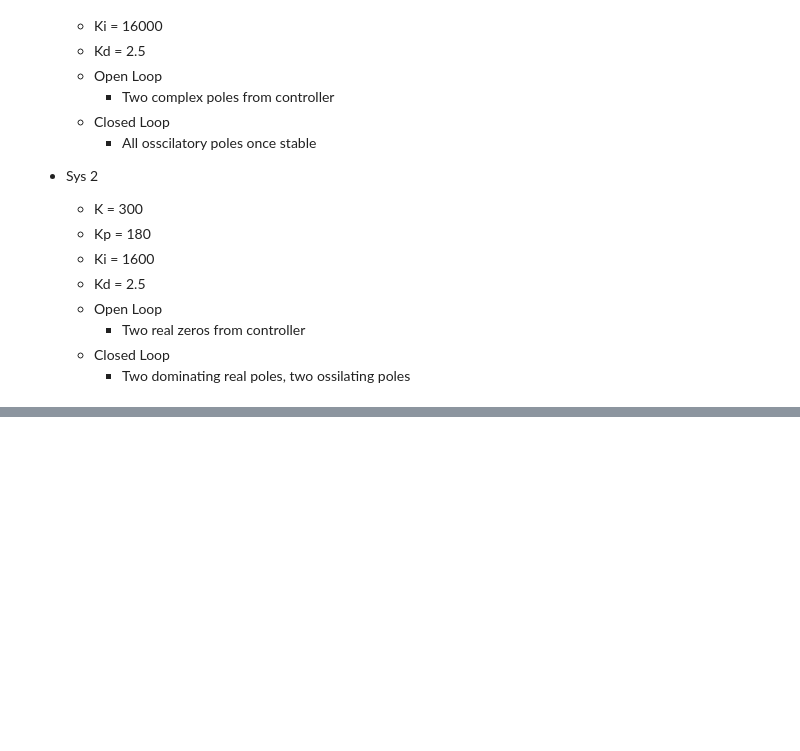
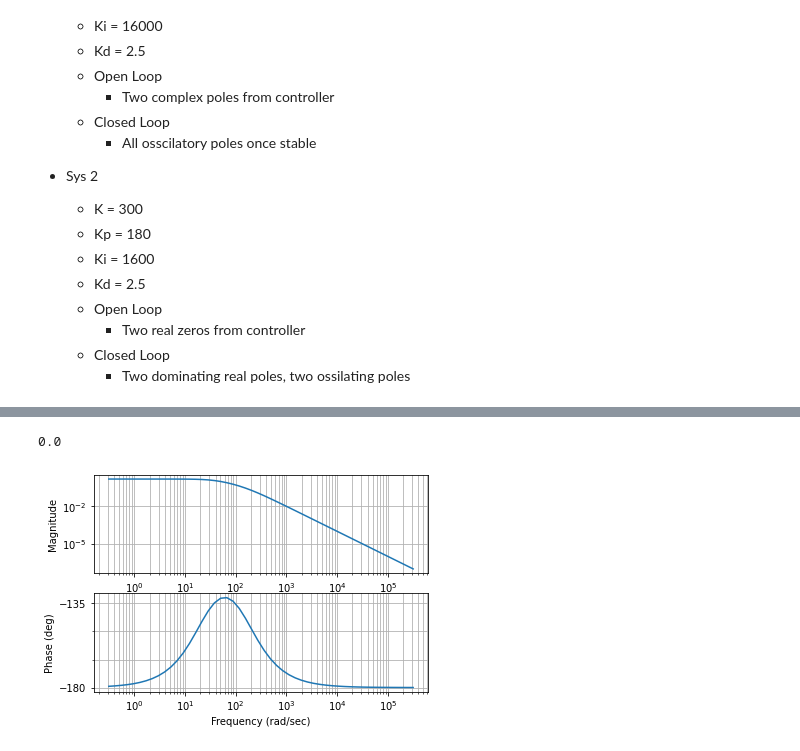
Before and after one commit to AmyPhung/mag-lev-controls, a Jupyter notebook: notebooks/controller_tuning.ipynb, the cells around one changed output, grey strips where cells are left out. Drawn from its saved outputs; the diff is of its cells as text; code cells hidden in the pictures; blank space fills up the shorter version.

```diff
--- a/notebooks/controller_tuning.ipynb
+++ b/notebooks/controller_tuning.ipynb
@@ -311,0 +321,9 @@ Asymptote is in RHP, -kp or +kd
+# %%
+f = np.logspace(-1,5)
+w = 1*np.pi*f
+mag, phase, w = control.bode(lti,w, dB = False)
+gm, pm, sm, wg, wp, ws = control.stability_margins(lti)
+print(wg)
+# %% [output]
+0.0
+[figure, added]
```
Also changed, not shown: parts of 17 cells of this notebook, 5 other files.
